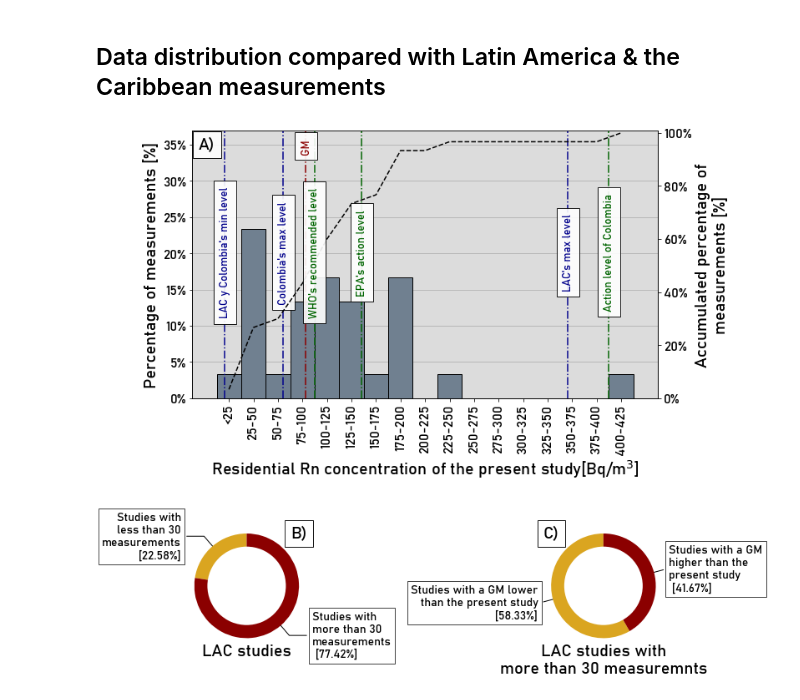
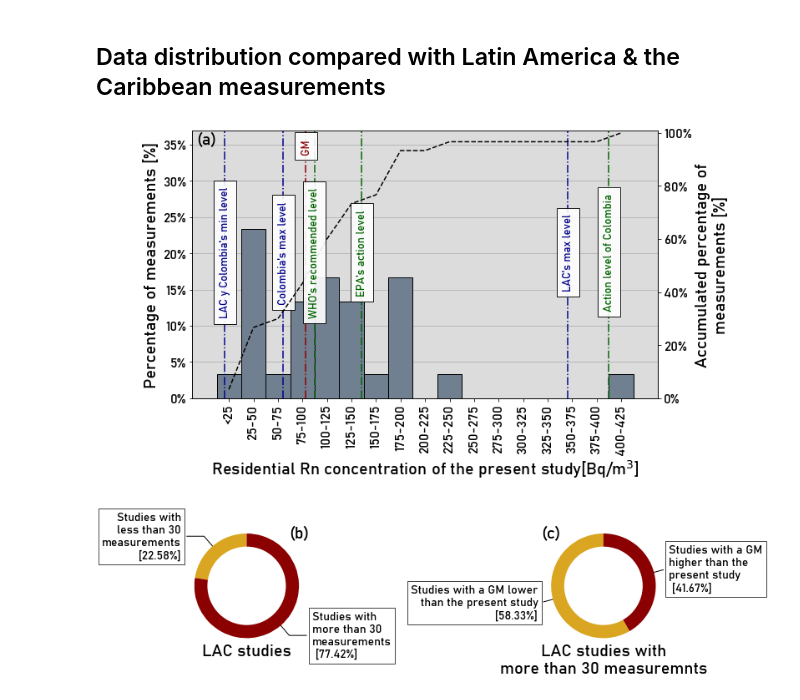
Before and after one commit to mdominguezd/RnSurvey_Bogota_DataAnalysis, a Jupyter notebook: Data distribution.ipynb, the cells around one changed output. Cells and saved outputs as stored; diff of their text form; code cells hidden in the pictures.

```diff
--- a/Data distribution.ipynb
+++ b/Data distribution.ipynb
@@ -157,7 +157,7 @@ ax.set_xticklabels(['<25','25-50','50-75', '75-100', '100-125', '125-150', '150-
 ax.set_yticklabels(['0%','5%', '10%', '15%', '20%', '25%','30%','35%'], fontdict = font, fontsize = 16)
 plt.xlim((-25,450))
 ax.set_ylim((0,0.37))
-ax.text(-10,0.35,'A)', va='center', ha='center',family = 'bahnschrift', fontsize=20,bbox = dict(facecolor='w', alpha=0.9, pad=7))
+ax.text(-10,0.357,'(a)', va='center', ha='center',family = 'bahnschrift', fontsize=20,)
 
 ax2 = ax.twinx()
 ax2.set_ylim((0,1.01))
@@ -203,33 +203,33 @@ for i, p in enumerate(wedges):
     ax.annotate(labels[i]+' ['+str(round(Perc[i],2))+'%]', xy=(x, y), xytext=(1.5*np.sign(x), 1.5*y),
                 horizontalalignment=horizontalalignment, **kw, family = 'bahnschrift', fontsize=14)
 
-plt.text(1.2,1.2,'B)', va='center', ha='center',family = 'bahnschrift', fontsize=20,bbox = dict(facecolor='w', alpha=0.9, pad=7))
+plt.text(1.2,1.2,'(b)', va='center', ha='center',family = 'bahnschrift', fontsize=20)
 plt.grid(True)
 plt.pie([1], radius=0.9, colors=['w'])
 plt.xlabel('LAC studies', family = 'bahnschrift', fontsize=20)
 
 w = [14,10]
 
 ax = plt.subplot2grid((2,8),(1,6), colspan=2)
 wedges, texts = plt.pie(w, radius = 1.2, startangle = 90, colors = ['goldenrod', 'darkred'], frame = True)
 
 labels = ['Studies with a GM lower\n than the present study', 'Studies with a GM\nhigher than the\npresent study']
 Perc = [58.333, 41.666]
 for i, p in enumerate(wedges):
     ang = (p.theta2 - p.theta1)/2. + p.theta1
     y = np.sin(np.deg2rad(ang))
     x = np.cos(np.deg2rad(ang))
     horizontalalignment = {-1: "right", 1: "left"}[int(np.sign(x))]
     connectionstyle = "angle,angleA=0,angleB={}".format(ang)
     kw["arrowprops"].update({"connectionstyle": connectionstyle})
     ax.annotate(labels[i]+'\n ['+str(round(Perc[i],2))+'%]', xy=(x, y), xytext=(1.5*np.sign(x), 1.5*y),
                 horizontalalignment=horizontalalignment, **kw, family = 'bahnschrift', fontsize=14)
 
-plt.text(-1.2,1.2,'C)', va='center', ha='center',family = 'bahnschrift', fontsize=20,bbox = dict(facecolor='w', alpha=0.9, pad=7))
+plt.text(-1.2,1.2,'(c)', va='center', ha='center',family = 'bahnschrift', fontsize=20)
 plt.grid(True)
 plt.pie([1], radius=0.9, colors=['w'])
 plt.xlabel('LAC studies with\nmore than 30 measuremnts', family = 'bahnschrift', fontsize=20)
 
 fig.savefig('Figures/HistogramComparativeDataRegion.png', dpi=250, bbox_inches = 'tight')
 # %% [output]
-[figure, old version]
+[figure, new version]
```
Also changed, not shown: parts of 1 cell of this notebook, 15 other files.
